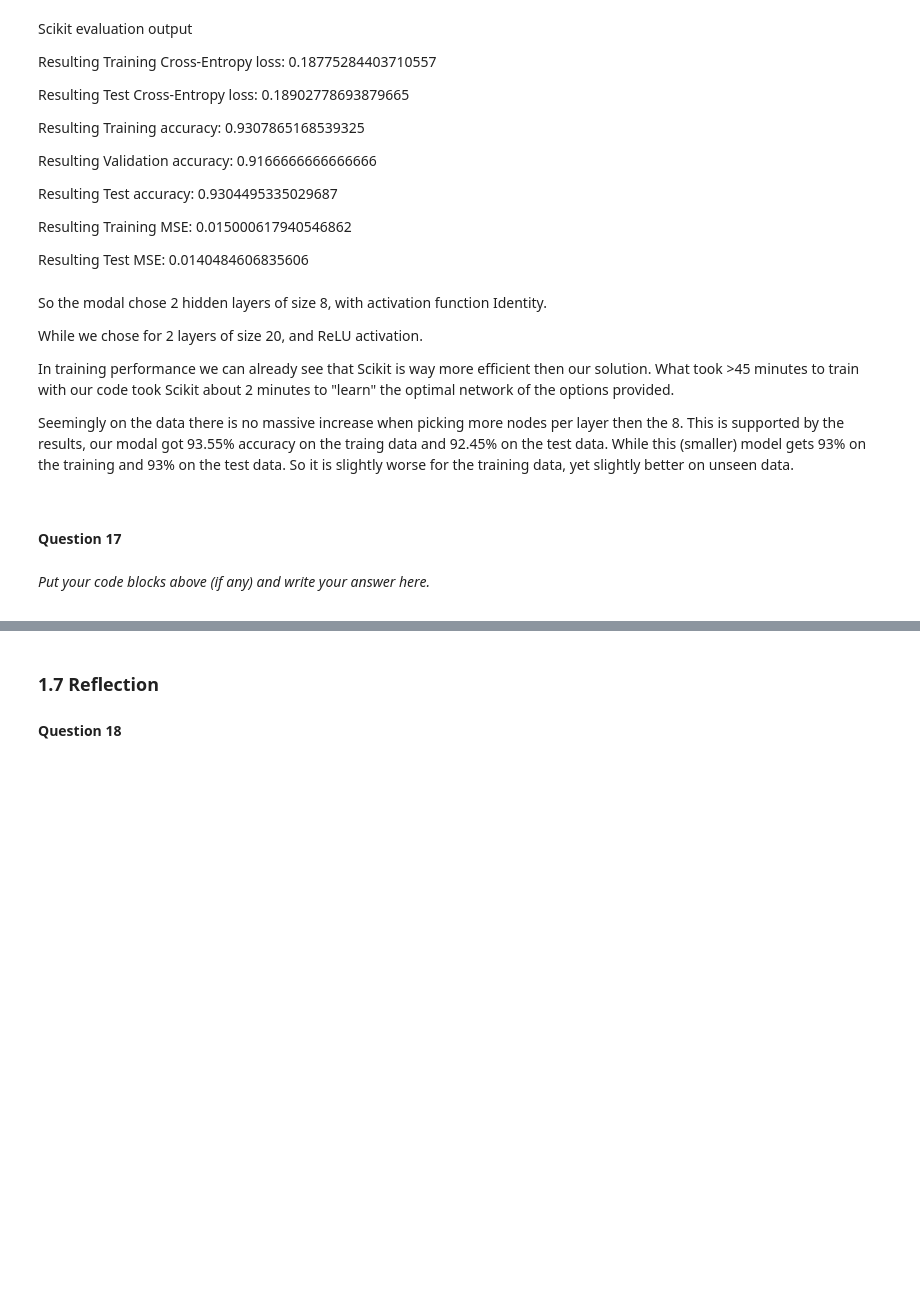
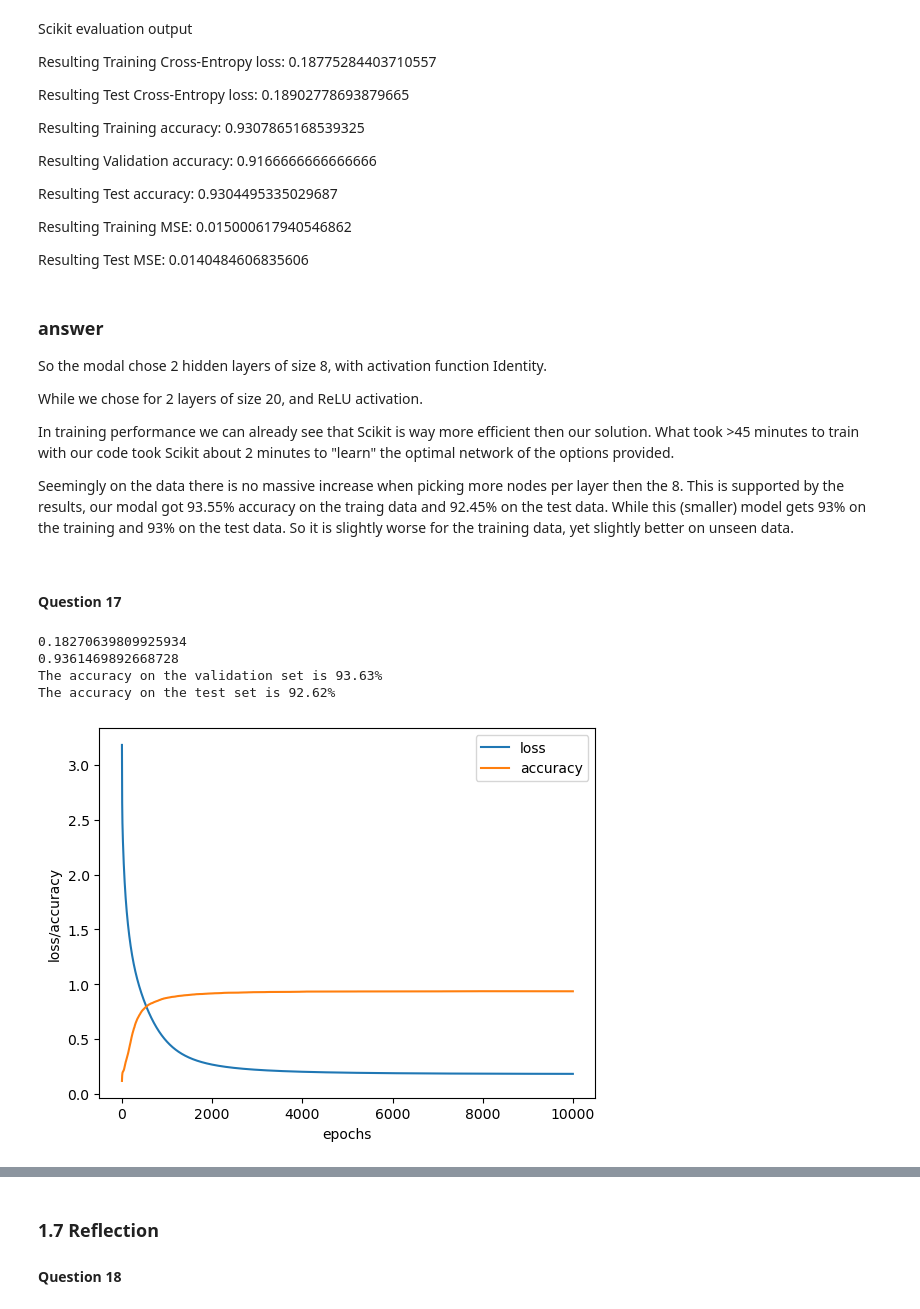
Before and after one commit to Eliminator1357/CI-ANN, a Jupyter notebook: src/Main.ipynb, the cells around one changed output, grey strips where cells are left out. Cells and saved outputs as stored; diff of their text form; code cells hidden in the pictures; blank space fills up the shorter version.

Commit message:
Answered

```diff
--- a/src/Main.ipynb
+++ b/src/Main.ipynb
@@ -679,6 +683,7 @@ Resulting Training MSE: 0.015000617940546862
 
 Resulting Test MSE: 0.0140484606835606
 # %% [markdown]
+### answer
 <div>
 
 So the modal chose 2 hidden layers of size 8, with activation function Identity.
@@ -692,9 +697,3 @@ This is supported by the results, our modal got 93.55% accuracy on the traing da
 </div>
 # %% [markdown]
 #### Question 17
-# %% [markdown]
-<div style="background-color:#00000">
-
-_Put your code blocks above (if any) and write your answer here._
-
-</div>
@@ -700,0 +777,28 @@ _Put your code blocks above (if any) and write your answer here._
+# %%
+network = NetworkS([Linear(10, 8), Linear(8,8), Linear(8, 7)])
+losses, accuracies = train(network, train_features.T, train_targets, Loss, 0.01)
+
+print(losses[len(losses)-1])
+print(accuracies[len(accuracies)-1])
+
+plt.plot(losses, label = "loss")
+plt.plot(accuracies, label="accuracy")
+plt.ylabel("loss/accuracy")
+plt.xlabel("epochs")
+plt.legend()
+plt.show
+
+val_preds = run_network(network, val_features)
+val_acc = calculate_success_rate(val_preds, val_targets)
+
+test_preds = run_network(network, test_features)
+test_acc = calculate_success_rate(test_preds, test_targets)
+
+print(f"The accuracy on the validation set is {val_acc*100:.2f}%")
+print(f"The accuracy on the test set is {test_acc*100:.2f}%")
+# %% [output]
+0.18270639809925934
+0.9361469892668728
+The accuracy on the validation set is 93.63%
+The accuracy on the test set is 92.62%
+[figure, added]
```
Also changed, not shown: parts of 5 cells of this notebook.
